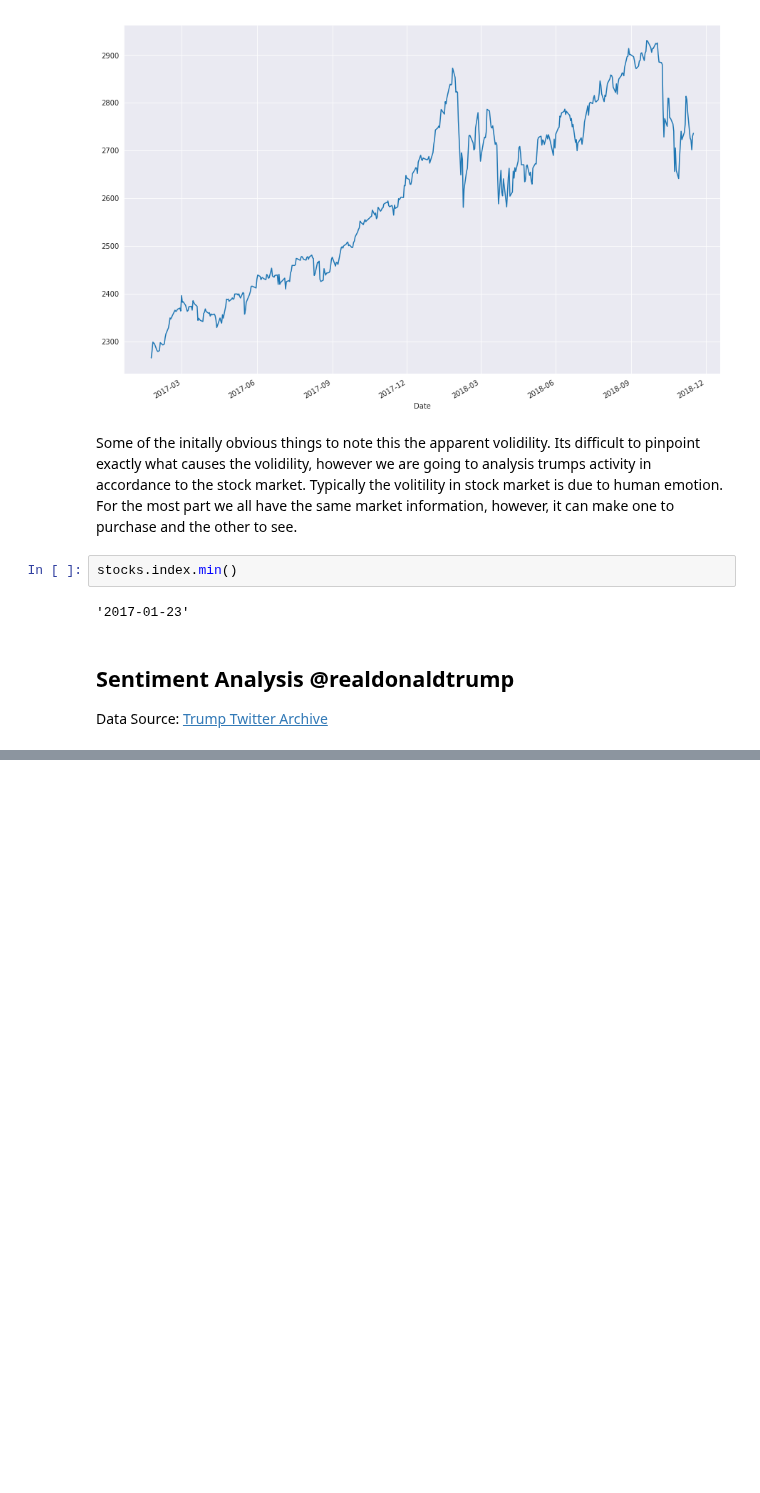
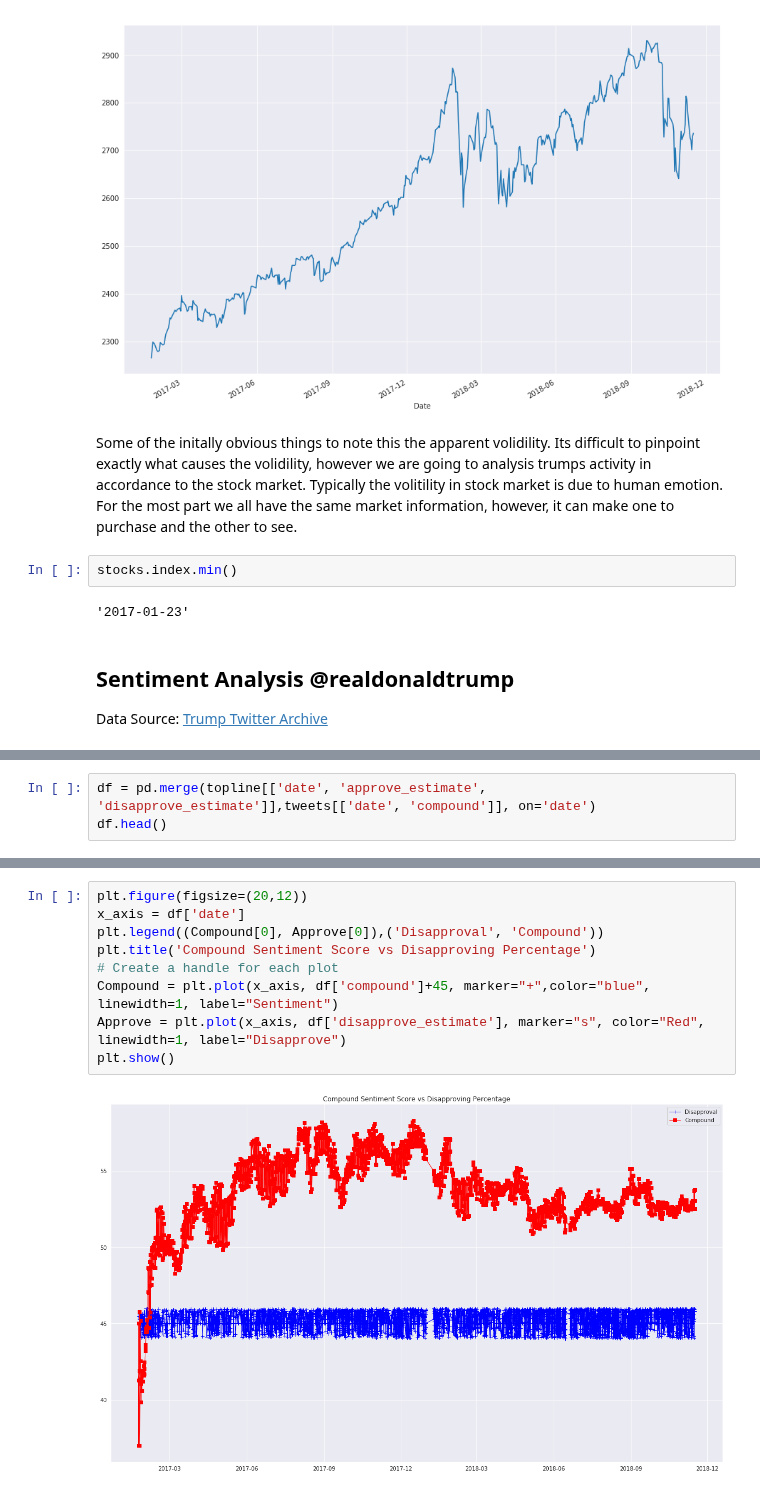
Before and after one commit to naivelogic/Machine_Learning_Notebooks, a Jupyter notebook: Data_Science/Trump's Approval Rating and the Stock Market.ipynb, the cells around one changed output, grey strips where cells are left out. Cells and saved outputs as stored; diff of their text form; blank space fills up the shorter version.

```diff
--- a/Data_Science/Trump's Approval Rating and the Stock Market.ipynb
+++ b/Data_Science/Trump's Approval Rating and the Stock Market.ipynb
@@ -106,0 +222,3 @@ tweets.head()
+# %%
+df = pd.merge(topline[['date', 'approve_estimate', 'disapprove_estimate']],tweets[['date', 'compound']], on='date')
+df.head()
@@ -106,0 +232,11 @@ tweets.head()
+# %%
+plt.figure(figsize=(20,12))
+x_axis = df['date']
+plt.legend((Compound[0], Approve[0]),('Disapproval', 'Compound'))
+plt.title('Compound Sentiment Score vs Disapproving Percentage')
+# Create a handle for each plot
+Compound = plt.plot(x_axis, df['compound']+45, marker="+",color="blue", linewidth=1, label="Sentiment")
+Approve = plt.plot(x_axis, df['disapprove_estimate'], marker="s", color="Red", linewidth=1, label="Disapprove")
+plt.show()
+# %% [output]
+[figure, added]
```
Also changed, not shown: parts of 15 cells of this notebook.
